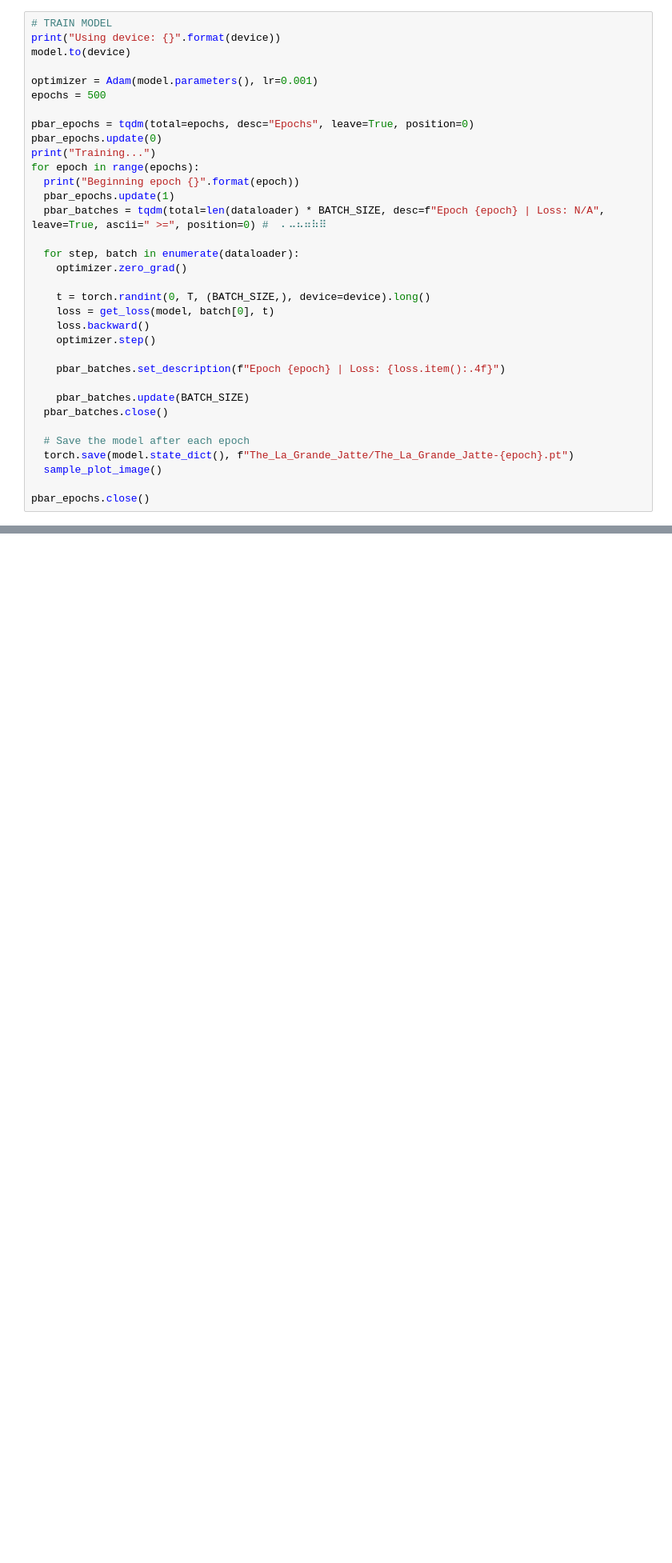
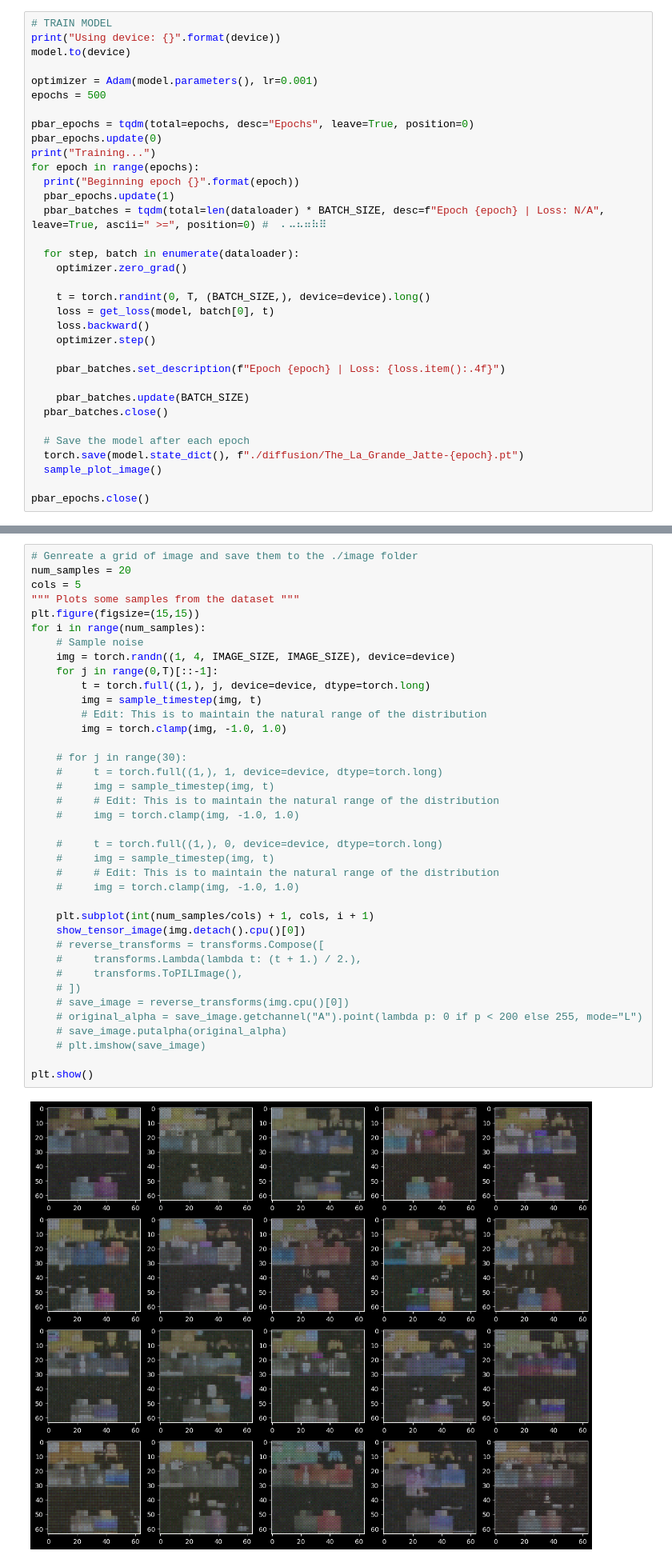
Before and after one commit to TenBitMelon/MinecraftSkinAI, a Jupyter notebook: trainDiffusionModel.ipynb, the cells around one changed output, grey strips where cells are left out. Shown at 80% size. Drawn from its saved outputs; the diff is of its cells as text; blank space fills up the shorter version.

```diff
--- a/trainDiffusionModel.ipynb
+++ b/trainDiffusionModel.ipynb
@@ -330,7 +333,7 @@ for epoch in range(epochs):
   pbar_batches.close()
 
   # Save the model after each epoch
-  torch.save(model.state_dict(), f"The_La_Grande_Jatte/The_La_Grande_Jatte-{epoch}.pt")
+  torch.save(model.state_dict(), f"./diffusion/The_La_Grande_Jatte-{epoch}.pt")
   sample_plot_image()
 
 pbar_epochs.close()
@@ -342,3 +346,43 @@ KeyboardInterrupt:
+# %%
+# Genreate a grid of image and save them to the ./image folder
+num_samples = 20
+cols = 5
+""" Plots some samples from the dataset """
+plt.figure(figsize=(15,15))
+for i in range(num_samples):
+    # Sample noise
+    img = torch.randn((1, 4, IMAGE_SIZE, IMAGE_SIZE), device=device)
+    for j in range(0,T)[::-1]:
+        t = torch.full((1,), j, device=device, dtype=torch.long)
+        img = sample_timestep(img, t)
+        # Edit: This is to maintain the natural range of the distribution
+        img = torch.clamp(img, -1.0, 1.0)
+
+    # for j in range(30):
+    #     t = torch.full((1,), 1, device=device, dtype=torch.long)
+    #     img = sample_timestep(img, t)
+    #     # Edit: This is to maintain the natural range of the distribution
+    #     img = torch.clamp(img, -1.0, 1.0)
+
+    #     t = torch.full((1,), 0, device=device, dtype=torch.long)
+    #     img = sample_timestep(img, t)
+    #     # Edit: This is to maintain the natural range of the distribution
+    #     img = torch.clamp(img, -1.0, 1.0)
+
+    plt.subplot(int(num_samples/cols) + 1, cols, i + 1)
+    show_tensor_image(img.detach().cpu()[0])
+    # reverse_transforms = transforms.Compose([
+    #     transforms.Lambda(lambda t: (t + 1.) / 2.),
+    #     transforms.ToPILImage(),
+    # ])
+    # save_image = reverse_transforms(img.cpu()[0])
+    # original_alpha = save_image.getchannel("A").point(lambda p: 0 if p < 200 else 255, mode="L")
+    # save_image.putalpha(original_alpha)
+    # plt.imshow(save_image)
+
+plt.show()
+# %% [output]
+[figure, added]
 # %%
 # USE MODEL
 
```
Also changed, not shown: parts of 8 cells of this notebook, 4 other files.
